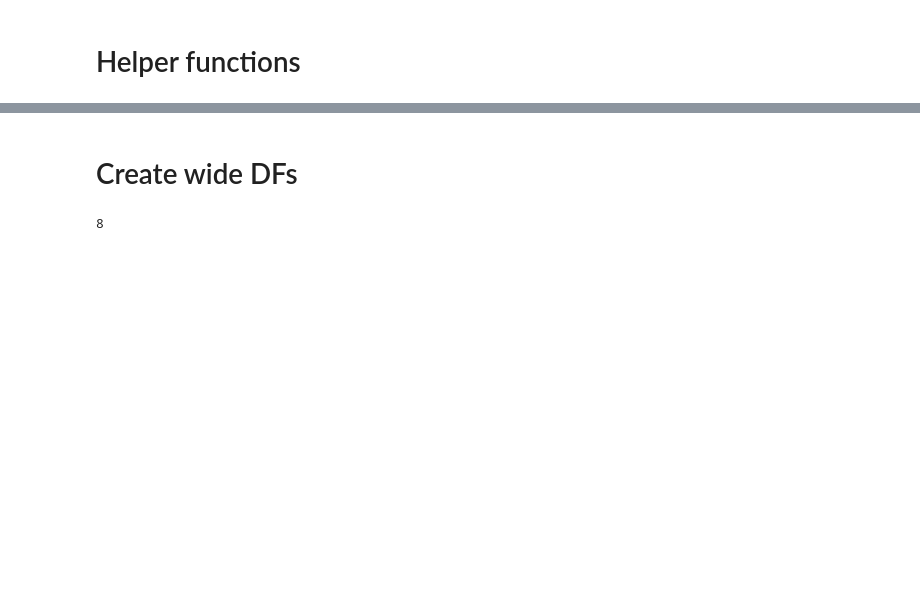
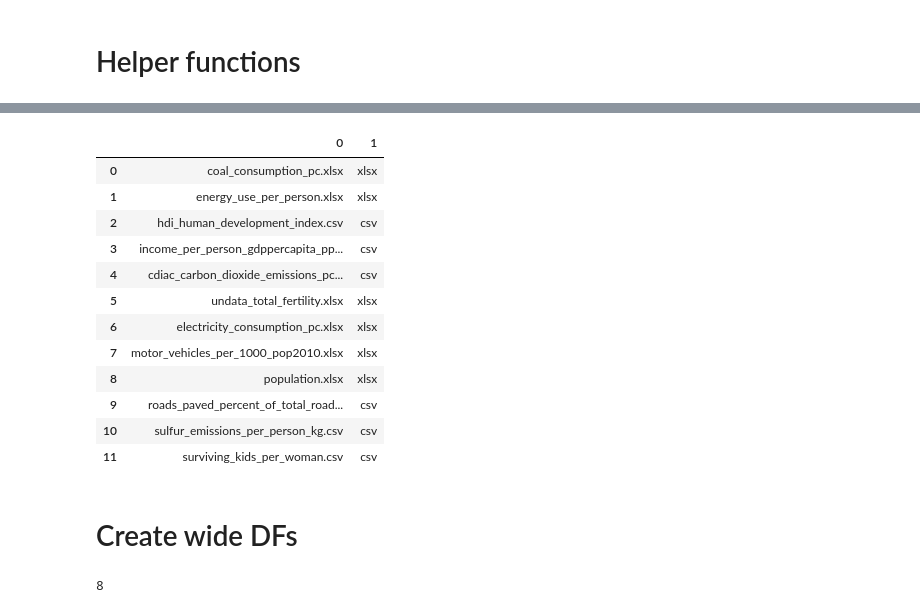
Before and after one commit to limegimlet/data_analysis_gapminder_co2, a Jupyter notebook: gapminder/make_df.ipynb, the cells around one changed output, grey strips where cells are left out. Drawn from its saved outputs; the diff is of its cells as text; code cells hidden in the pictures; blank space fills up the shorter version.

Commit message:
Refactor: add functions to clean filenames & i.d. filetype

```diff
--- a/gapminder/make_df.ipynb
+++ b/gapminder/make_df.ipynb
@@ -80,0 +125,3 @@ def reshape_for_plot(df, val_name):
+# %%
+originals = list_files(mypath)
+originals
@@ -80,0 +141,8 @@ def reshape_for_plot(df, val_name):
+# %%
+# replace spaces with undescores,
+# remove or shorten meaningless words
+fixed_filenames = pd.Series(originals).str.upper()\
+.str.replace(' ', '_').str.replace('INDICATOR_', '')\
+.str.replace('PER_CAPITA', 'pc').str.lower()
+
+fixed_filenames
@@ -80,0 +163,5 @@ def reshape_for_plot(df, val_name):
+# %%
+# identify type of file
+
+filetype = fixed_filenames.str.split('.', expand=True)
+filetype[1]
@@ -81,3 +182,20 @@ def reshape_for_plot(df, val_name):
+# %%
+files_df = pd.concat([fixed_filenames, filetype[1]], axis=1)
+files_df
+# %% [output]
+|  | 0 | 1 |
+| 0 | coal_consumption_pc.xlsx | xlsx |
+| 1 | energy_use_per_person.xlsx | xlsx |
+| 2 | hdi_human_development_index.csv | csv |
+| 3 | income_per_person_gdppercapita_pp... | csv |
+| 4 | cdiac_carbon_dioxide_emissions_pc... | csv |
+| 5 | undata_total_fertility.xlsx | xlsx |
+| 6 | electricity_consumption_pc.xlsx | xlsx |
+| 7 | motor_vehicles_per_1000_pop2010.xlsx | xlsx |
+| 8 | population.xlsx | xlsx |
+| 9 | roads_paved_percent_of_total_road... | csv |
+| 10 | sulfur_emissions_per_person_kg.csv | csv |
+| 11 | surviving_kids_per_woman.csv | csv |
 # %% [markdown]
 # Create wide DFs
 # %%
```
Also changed, not shown: parts of 6 cells of this notebook.
